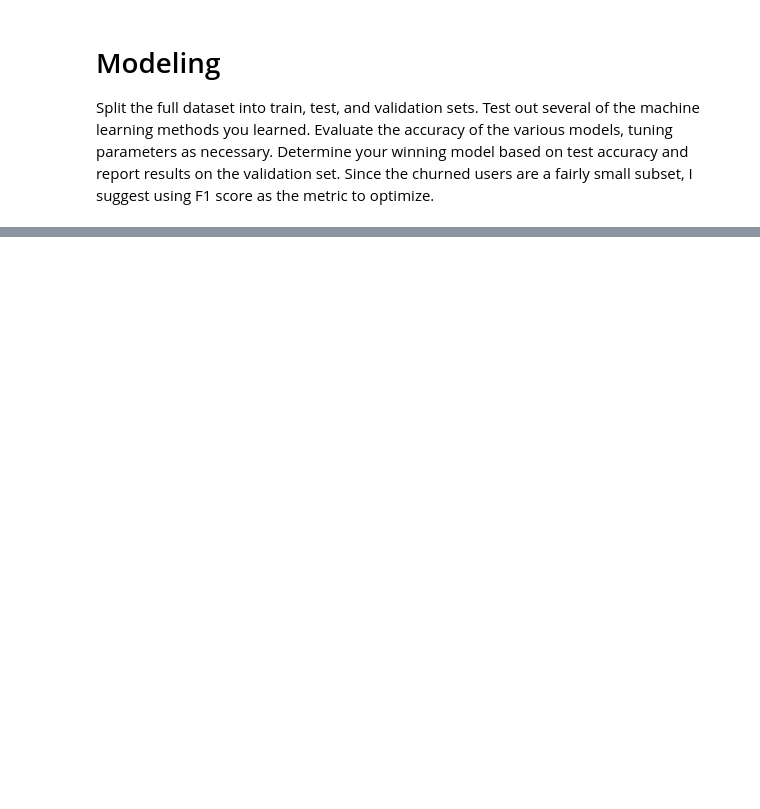
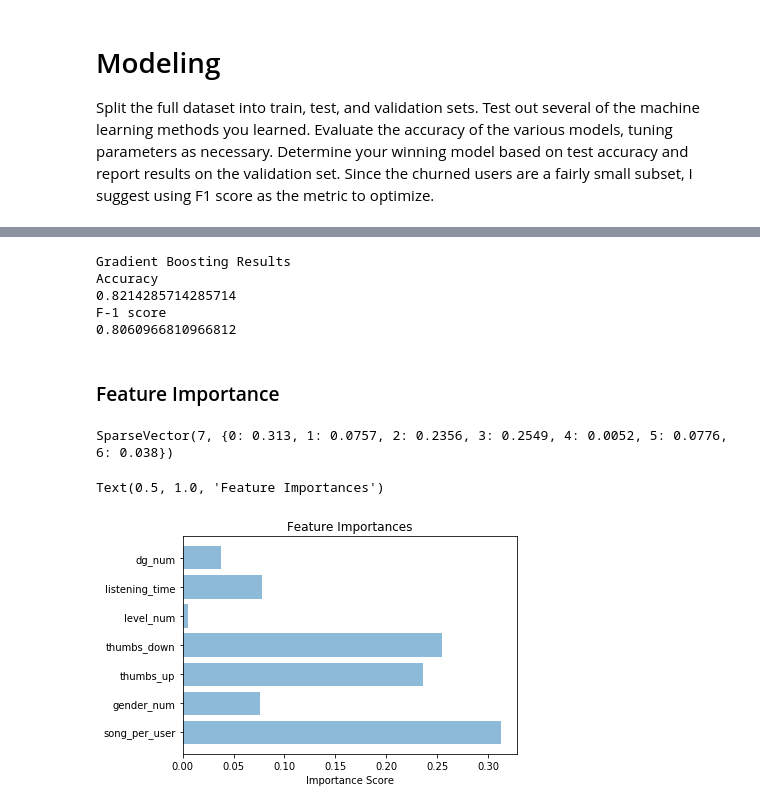
Before and after one commit to ibeketov/DSND_capstone, a Jupyter notebook: Sparkify.ipynb, the cells around one changed output, grey strips where cells are left out. Cells and saved outputs as stored; diff of their text form; code cells hidden in the pictures; blank space fills up the shorter version.

```diff
--- a/Sparkify.ipynb
+++ b/Sparkify.ipynb
@@ -337,0 +529,34 @@ Clean up your code, adding comments and renaming variables to make the code easi
+# %%
+gb_train = gb_tuned.fit(train)
+gb_test = gb_train.transform(test)
+
+
+evaluator = MulticlassClassificationEvaluator(predictionCol='prediction')
+print('Gradient Boosting Results')
+print('Accuracy')
+print(evaluator.evaluate(gb_test,{evaluator.metricName: 'accuracy'}))
+print('F-1 score')
+print(evaluator.evaluate(gb_test, {evaluator.metricName: 'f1'}))
+# %% [output]
+Gradient Boosting Results
+Accuracy
+0.8214285714285714
+F-1 score
+0.8060966810966812
+# %% [markdown]
+### Feature Importance
+# %%
+gb_train.featureImportances
+# %% [output]
+SparseVector(7, {0: 0.313, 1: 0.0757, 2: 0.2356, 3: 0.2549, 4: 0.0052, 5: 0.0776, 6: 0.038})
+# %%
+importances = [0.313, 0.0757, 0.2356, 0.2549, 0.0052, 0.0776, 0.038]
+features = ['song_per_user', 'gender_num', 'thumbs_up', 'thumbs_down','level_num','listening_time', 'dg_num']
+# %%
+
+plt.barh(features, importances, align='center', alpha=0.5)
+plt.xlabel('Importance Score')
+plt.title('Feature Importances')
+# %% [output]
+Text(0.5, 1.0, 'Feature Importances')
+[figure, added]
```
Also changed, not shown: parts of 58 cells of this notebook.
